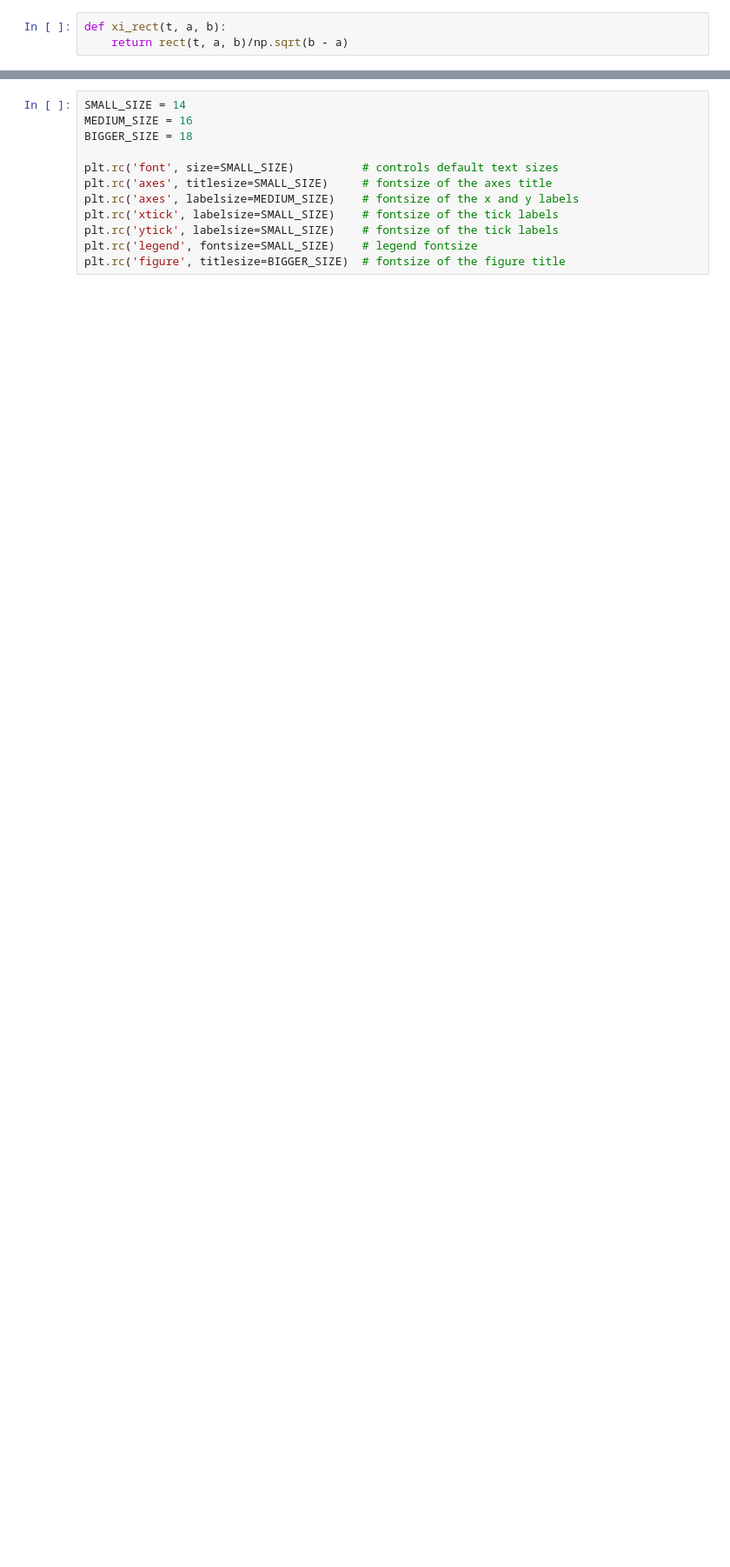
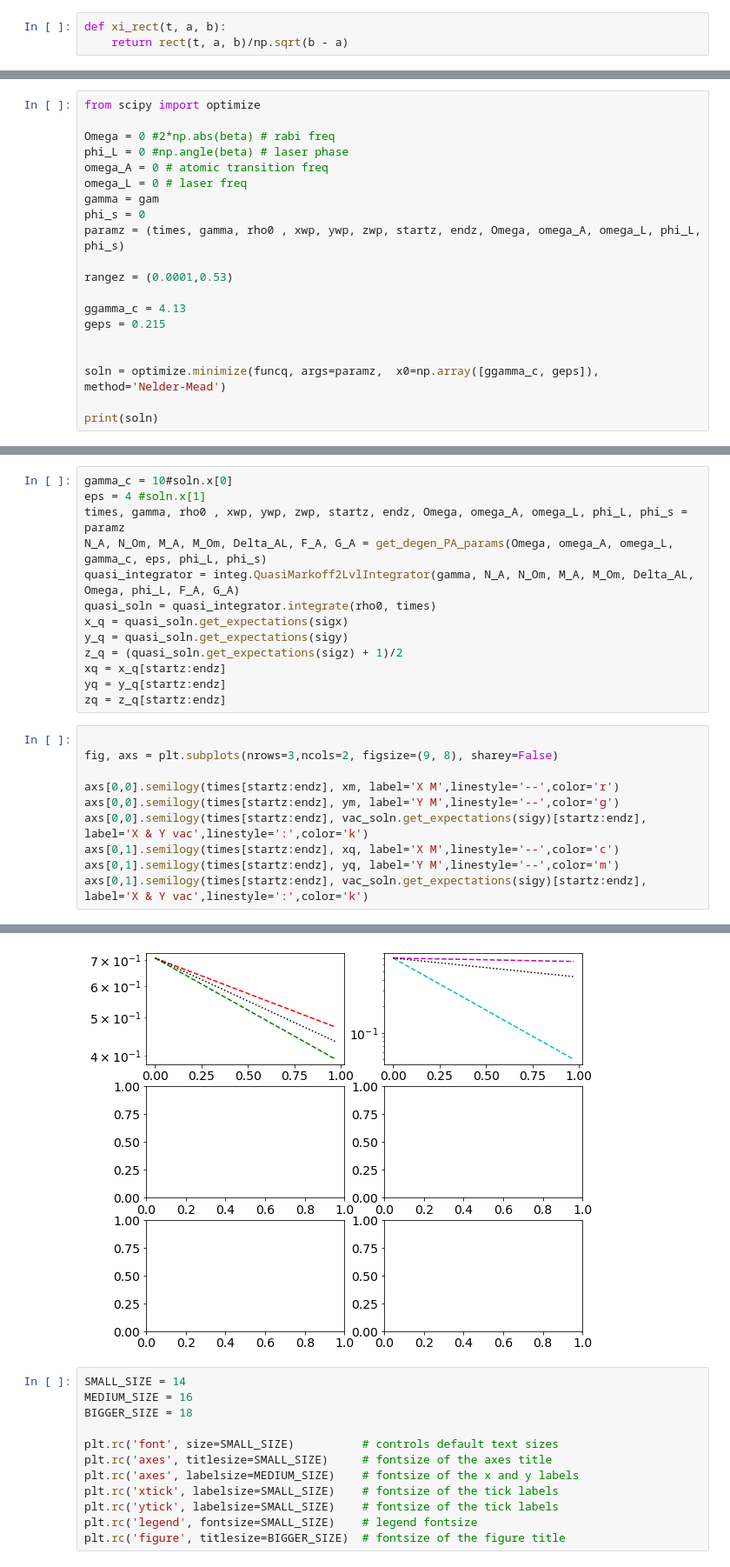
Before and after one commit to CQuIC/pysme, a Jupyter notebook: notebooks/purity-example.ipynb, the cells around one changed output, grey strips where cells are left out. Shown at 87% size. Cells and saved outputs as stored; diff of their text form; blank space fills up the shorter version.

```diff
--- a/notebooks/purity-example.ipynb
+++ b/notebooks/purity-example.ipynb
@@ -359,0 +321,20 @@ def xi_rect(t, a, b):
+# %%
+from scipy import optimize
+
+Omega = 0 #2*np.abs(beta) # rabi freq
+phi_L = 0 #np.angle(beta) # laser phase
+omega_A = 0 # atomic transition freq
+omega_L = 0 # laser freq
+gamma = gam
+phi_s = 0
+paramz = (times, gamma, rho0 , xwp, ywp, zwp, startz, endz, Omega, omega_A, omega_L, phi_L, phi_s)
+
+rangez = (0.0001,0.53)
+
+ggamma_c = 4.13
+geps = 0.215
+
+
+soln = optimize.minimize(funcq, args=paramz,  x0=np.array([ggamma_c, geps]), method='Nelder-Mead')
+
+print(soln)
@@ -359,0 +355,24 @@ def xi_rect(t, a, b):
+# %%
+gamma_c = 10#soln.x[0]
+eps = 4 #soln.x[1]
+times, gamma, rho0 , xwp, ywp, zwp, startz, endz, Omega, omega_A, omega_L, phi_L, phi_s = paramz
+N_A, N_Om, M_A, M_Om, Delta_AL, F_A, G_A = get_degen_PA_params(Omega, omega_A, omega_L, gamma_c, eps, phi_L, phi_s)
+quasi_integrator = integ.QuasiMarkoff2LvlIntegrator(gamma, N_A, N_Om, M_A, M_Om, Delta_AL, Omega, phi_L, F_A, G_A)
+quasi_soln = quasi_integrator.integrate(rho0, times)
+x_q = quasi_soln.get_expectations(sigx)
+y_q = quasi_soln.get_expectations(sigy)
+z_q = (quasi_soln.get_expectations(sigz) + 1)/2
+xq = x_q[startz:endz]
+yq = y_q[startz:endz]
+zq = z_q[startz:endz]
+# %%
+
+fig, axs = plt.subplots(nrows=3,ncols=2, figsize=(9, 8), sharey=False)
+
+axs[0,0].semilogy(times[startz:endz], xm, label='X M',linestyle='--',color='r')
+axs[0,0].semilogy(times[startz:endz], ym, label='Y M',linestyle='--',color='g')
+axs[0,0].semilogy(times[startz:endz], vac_soln.get_expectations(sigy)[startz:endz], label='X & Y vac',linestyle=':',color='k')
+axs[0,1].semilogy(times[startz:endz], xq, label='X M',linestyle='--',color='c')
+axs[0,1].semilogy(times[startz:endz], yq, label='Y M',linestyle='--',color='m')
+axs[0,1].semilogy(times[startz:endz], vac_soln.get_expectations(sigy)[startz:endz], label='X & Y vac',linestyle=':',color='k')
+# %% [output]
@@ -360,3 +380,4 @@ def xi_rect(t, a, b):
+[figure, added]
 # %%
 SMALL_SIZE = 14
 MEDIUM_SIZE = 16
```
Also changed, not shown: parts of 10 cells of this notebook.
